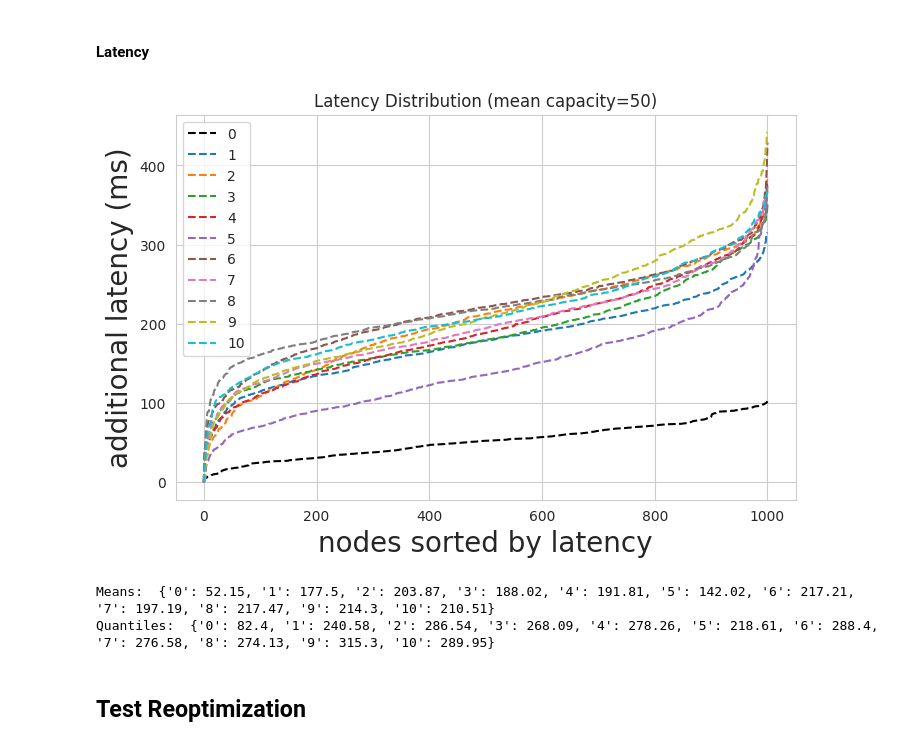
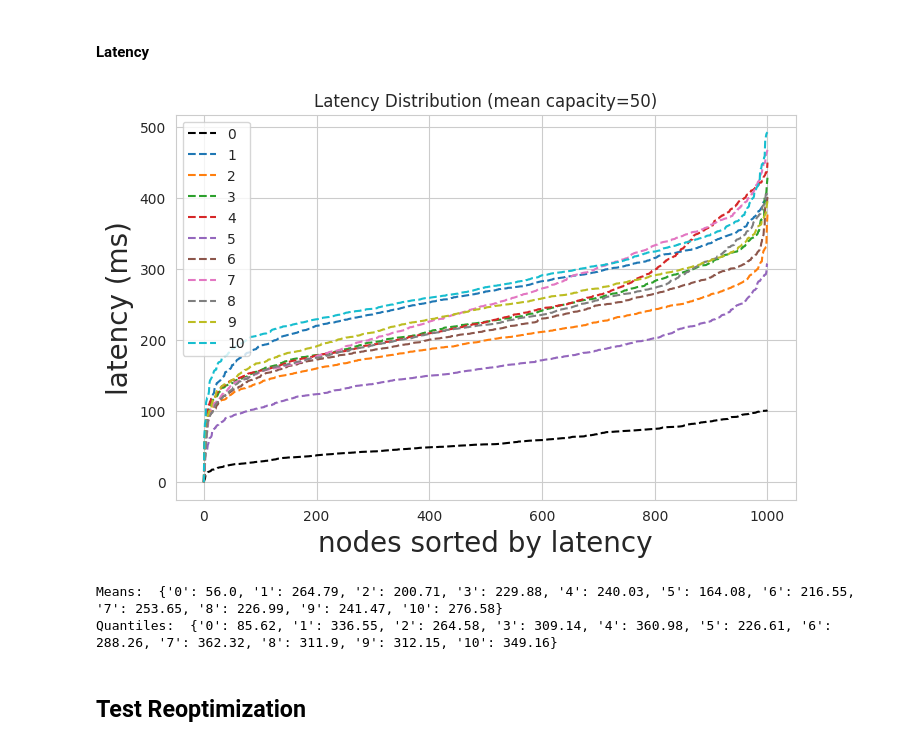
Before and after one commit to xchatzil/NEMO, a Jupyter notebook: notebooks/ChangingTopology.ipynb, the cells around one changed output. Saved outputs shown, nothing was run; the diff lists cells and outputs as text; code cells hidden in the pictures.

```diff
--- a/notebooks/ChangingTopology.ipynb
+++ b/notebooks/ChangingTopology.ipynb
@@ -33,5 +33,6 @@ coord_dict = {"sim(1000)": coords_df}
 df_dict_topologies = topology.create_topologies_from_dict(coord_dict, H, max_resources, c_capacity,
                                                           weights=(1, avg * 2), dist="lognorm", with_clustering=True,
                                                           kmin=10, kmax=30, kseed=10)
+c_coords = coords_df.iloc[0][["x", "y"]]
 # %% [output]
 Creating df for sim(1000)
@@ -42,7 +43,7 @@ coord_list = []
 coord_list.append(coords_df)
 
 for i in range(0, 10):
-    coords_df = topology.coords_sim(device_number, centers, X_dim_range, Y_dim_range, with_latency=True)
+    coords_df = topology.coords_sim(device_number, centers, X_dim_range, Y_dim_range, with_latency=True, c_coords=c_coords)
     coord_list.append(coords_df)
 
 len(coord_list)
@@ -172,19 +174,11 @@ placement_df
-# %%
-evaluations = []
-for coords_df in coord_list:
-    update_df = coords_df[["x", "y"]]
-    # Update DataFrame based on values in another DataFrame
-    df = placement_df.merge(update_df, left_on='oindex', right_index=True, suffixes=('_orig', '_update'), how='left')
-
-    # Choose values from the updated columns, fill NaN with the original values
-    df['x'] = df['x_update'].fillna(df['x_orig'])
-    df['y'] = df['y_update'].fillna(df['y_orig'])
-
-    # Drop the intermediate columns
-    df = df.drop(columns=['x_orig', 'y_orig', 'x_update', 'y_update'])
-
-    edf = evaluate(df)
-    evaluations.append(edf)
+# %%
+evaluations = []
+for coords_df in coord_list:
+    update_df = coords_df[["x", "y"]]
+    df = util.update_coordinates(placement_df, update_df)
+
+    edf = evaluate(df)
+    evaluations.append(edf)
 # %%
 evaluations[0]
 # %% [output]
@@ -236,37 +230,37 @@ fig, ax1 = plt.subplots(1, 1, figsize=(8, 5), sharey="all")
 quant_dict = {}
 mean_dict = {}
 
 for i, df in enumerate(evaluations):
     l = str(i)
     sv = df["latency_distribution"].sort_values()
 
     quant_dict[l] = round(sv.quantile(0.9), 2)
     mean_dict[l] = round(sv.mean(), 2)
     if i == 0:
         sv.plot(ax=ax1, use_index=False, label=l, linestyle="--", color="black")
     else:
         sv.plot(ax=ax1, use_index=False, label=l, linestyle="--")
 
 ax1.set_xlabel('nodes sorted by latency')
-ax1.set_ylabel('additional latency (ms)')
+ax1.set_ylabel('latency (ms)')
 
 ax1.legend(loc="upper left", prop={'size': 10})
 # Display a figure.
 # plt.ylim([0, 100])
 
 ax1.yaxis.label.set_size(20)
 ax1.xaxis.label.set_size(20)
 
 # plt.savefig("plots/sim_1000/eval_latency.svg")
 
 ax1.set_title('Latency Distribution (mean capacity=' + str(avg) + ")")
 plt.show()
 print("Means: ", mean_dict)
 print("Quantiles: ", quant_dict)
 # %% [output]
-[figure, old version]
+[figure, new version]
-Means:  {'0': 52.15, '1': 177.5, '2': 203.87, '3': 188.02, '4': 191.81, '5': 142.02, '6': 217.21, '7': 197.19, '8': 217.47, '9': 214.3, '10': 210.51}
-Quantiles:  {'0': 82.4, '1': 240.58, '2': 286.54, '3': 268.09, '4': 278.26, '5': 218.61, '6': 288.4, '7': 276.58, '8': 274.13, '9': 315.3, '10': 289.95}
+Means:  {'0': 56.0, '1': 264.79, '2': 200.71, '3': 229.88, '4': 240.03, '5': 164.08, '6': 216.55, '7': 253.65, '8': 226.99, '9': 241.47, '10': 276.58}
+Quantiles:  {'0': 85.62, '1': 336.55, '2': 264.58, '3': 309.14, '4': 360.98, '5': 226.61, '6': 288.26, '7': 362.32, '8': 311.9, '9': 312.15, '10': 349.16}
 # %% [markdown]
 ## Test Reoptimization
 # %%
```
Also changed, not shown: parts of 12 cells of this notebook, 3 other files.
